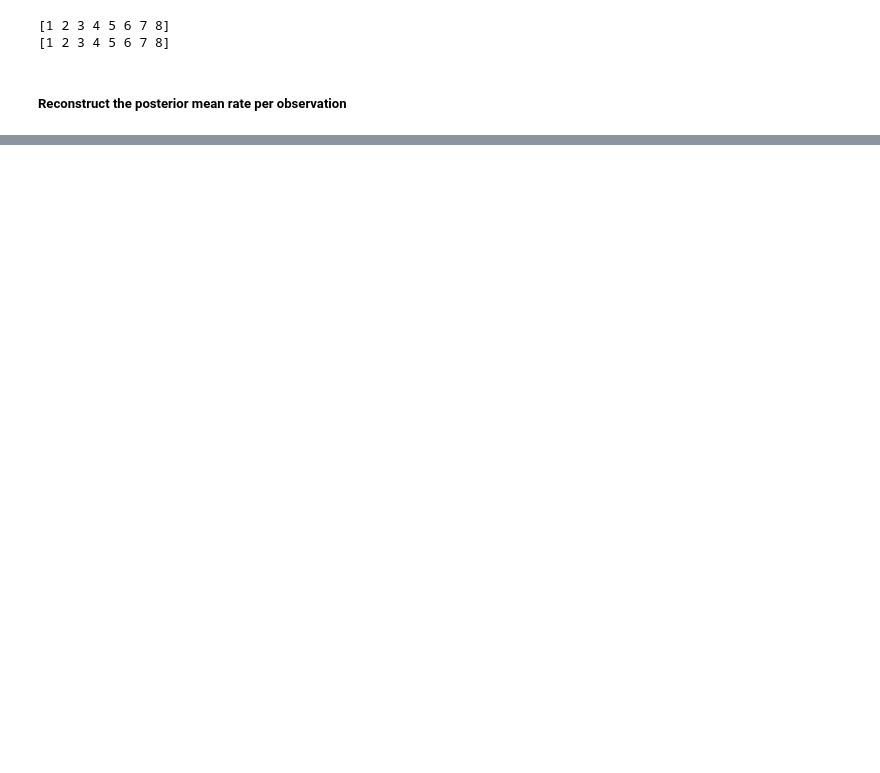
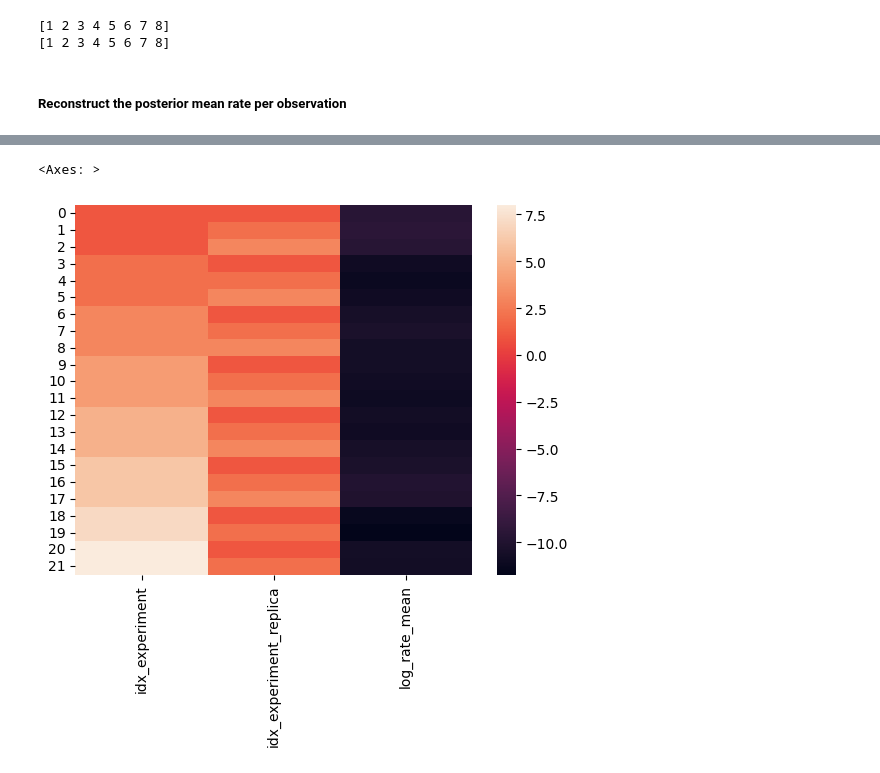
Before and after one commit to ahbagheri01/Progetto_Bayesian_Statistics, a Jupyter notebook: src/jupyter/sara_analyze.ipynb, the cells around one changed output, grey strips where cells are left out. Saved outputs shown, nothing was run; the diff lists cells and outputs as text; code cells hidden in the pictures; blank space fills up the shorter version.

```diff
--- a/src/jupyter/sara_analyze.ipynb
+++ b/src/jupyter/sara_analyze.ipynb
@@ -149,0 +181,16 @@ KeyError: ('ab_baseline_simple_poi.stan', (), 'simple')
+# %%
+#heatmap of the mean log rate per experiment and replica
+import seaborn as sns
+import matplotlib.pyplot as plt
+
+df=pd.DataFrame({
+    "idx_experiment": glm_data["idx_experiment"],
+    "idx_experiment_replica": glm_data["idx_experiment_replica"],
+    "log_rate_mean": get_posterior_rate_means(models[("ab_baseline_simple_poi.stan", tuple({}.items()), "X")]["az"],
+                         models[("ab_baseline_simple_poi.stan", tuple({}.items()), "X")]["X"], glm_data["idx_experiment"], glm_data["idx_experiment_replica"])
+})
+#mean log rate per experiment and replica
+sns.heatmap(df.groupby(["idx_experiment", "idx_experiment_replica"])["log_rate_mean"].mean().reset_index())
+# %% [output]
+<Axes: >
+[figure, added]
```
Also changed, not shown: parts of 7 cells of this notebook, 2 other files.
